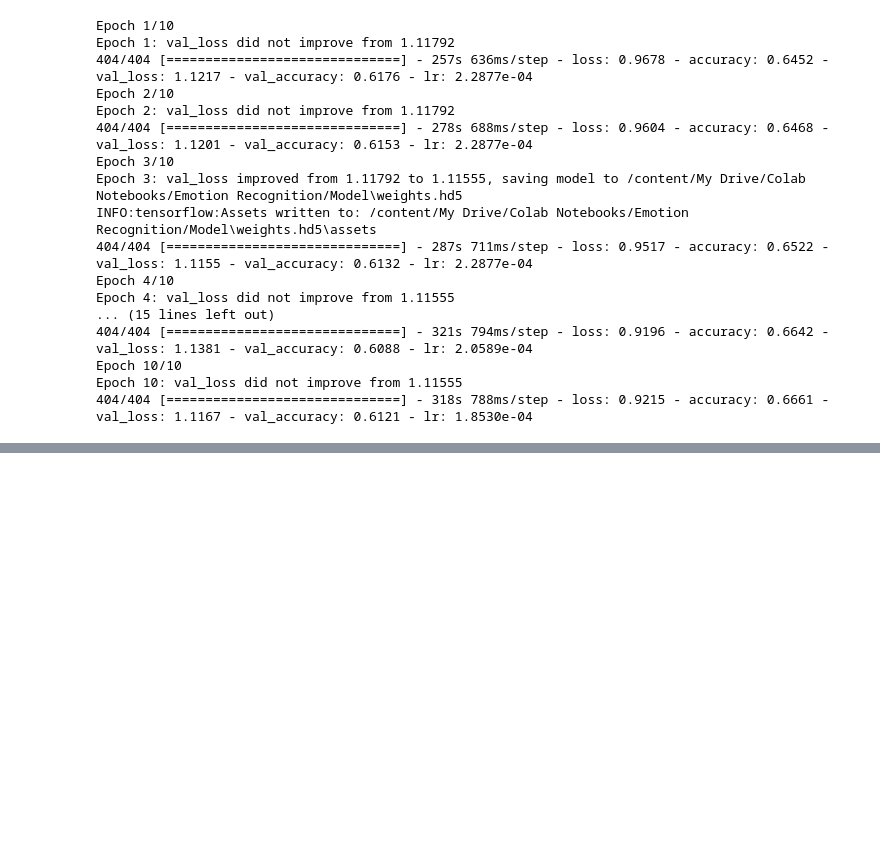
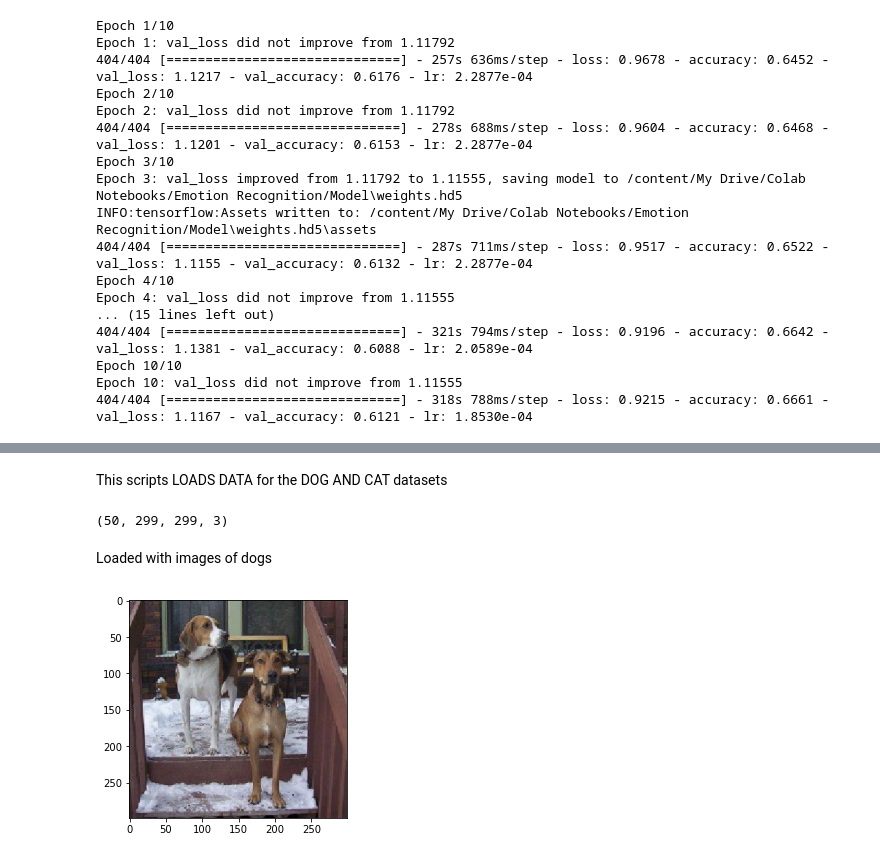
Before and after one commit to CSCI4850/s22-team1-project, a Jupyter notebook: Emotion-Final.ipynb, the cells around one changed output, grey strips where cells are left out. Saved outputs shown, nothing was run; the diff lists cells and outputs as text; code cells hidden in the pictures; blank space fills up the shorter version.

```diff
--- a/Emotion-Final.ipynb
+++ b/Emotion-Final.ipynb
@@ -224,0 +235,23 @@ Epoch 10: val_loss did not improve from 1.11555
+# %% [markdown]
+<font size=4pt>This scripts LOADS DATA for the DOG AND CAT datasets </font>
+# %%
+def grab_image(img_path):
+    img = image.load_img(img_path, target_size=(299,299))
+    x = image.img_to_array(img)
+    x = np.expand_dims(x, axis=0)
+    x = preprocess_input(x)
+    return x
+# %%
+dog_X = np.concatenate(
+ [grab_image('dog_images/dog_%d.jpg'%(i))
+ for i in range(50)])
+dog_X.shape
+# %% [output]
+(50, 299, 299, 3)
+# %% [markdown]
+Loaded with images of dogs
+# %%
+plt.imshow(image.array_to_img(dog_X[0,:,:,:]))
+plt.show()
+# %% [output]
+[figure, added]
```
Also changed, not shown: parts of 47 cells of this notebook, 1 other file.
